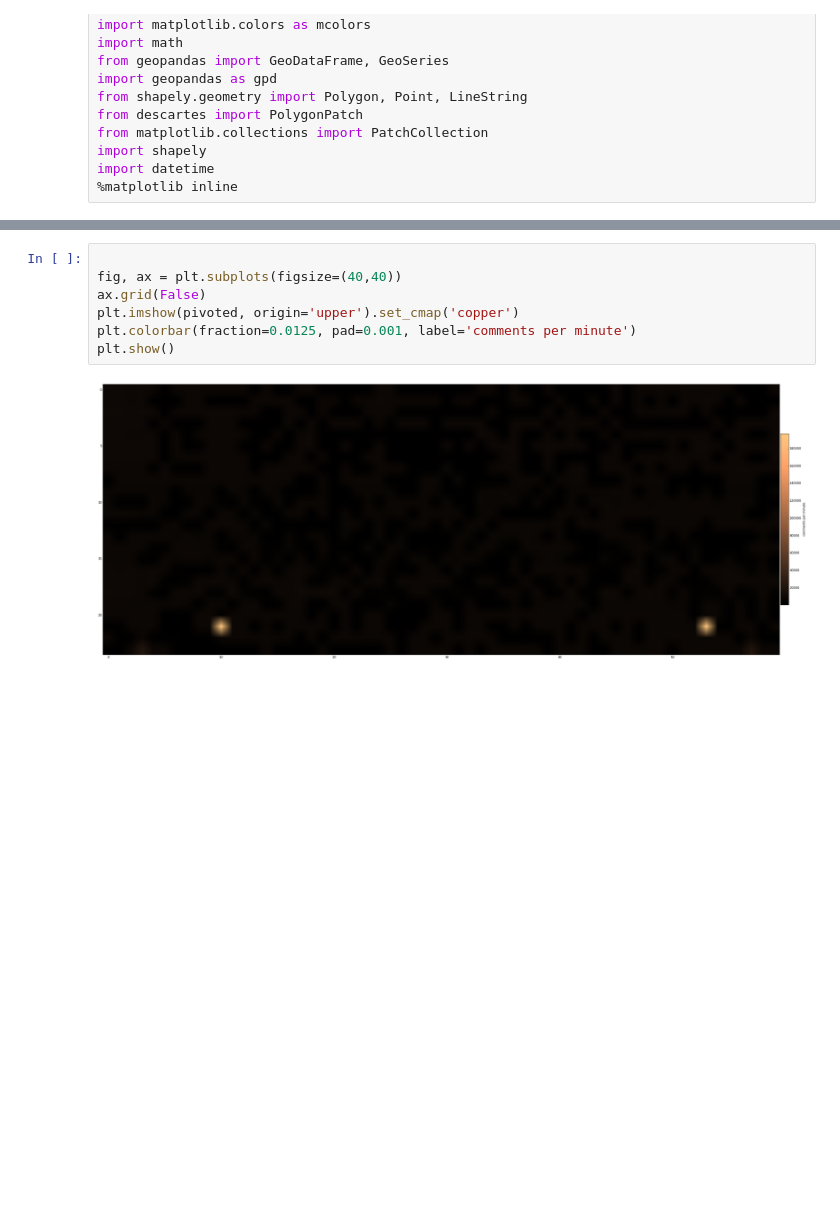
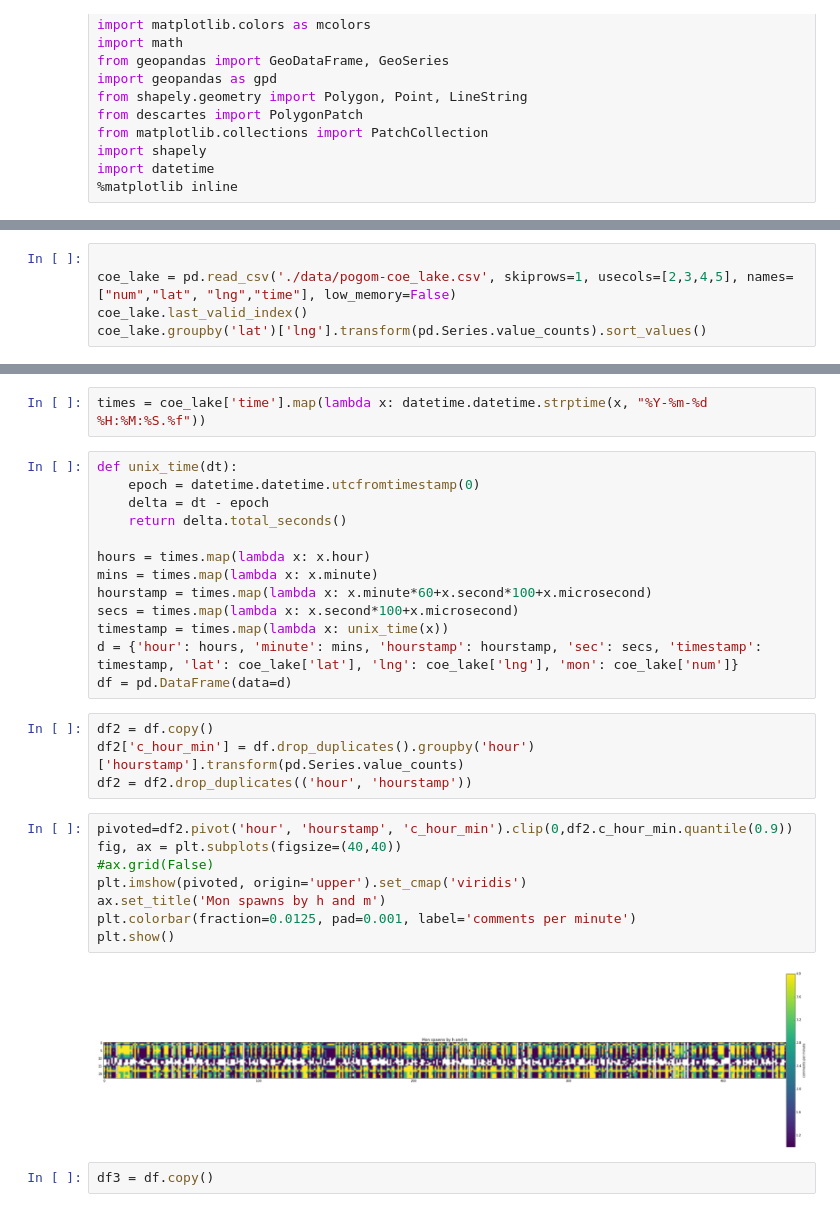
Before and after one commit to kvey/pogonotebook, a Jupyter notebook: MonTime.ipynb, the cells around one changed output, grey strips where cells are left out. Cells and saved outputs as stored; diff of their text form; blank space fills up the shorter version.

```diff
--- a/MonTime.ipynb
+++ b/MonTime.ipynb
@@ -60,0 +101,5 @@ pivoted=df.pivot('hour', 'minute', 'c').clip(0,df.c.quantile(0.999))
+# %%
+
+coe_lake = pd.read_csv('./data/pogom-coe_lake.csv', skiprows=1, usecols=[2,3,4,5], names=["num","lat", "lng","time"], low_memory=False)
+coe_lake.last_valid_index()
+coe_lake.groupby('lat')['lng'].transform(pd.Series.value_counts).sort_values()
@@ -61,9 +133,31 @@ pivoted=df.pivot('hour', 'minute', 'c').clip(0,df.c.quantile(0.999))
+# %%
+times = coe_lake['time'].map(lambda x: datetime.datetime.strptime(x, "%Y-%m-%d %H:%M:%S.%f"))
+# %%
+def unix_time(dt):
+    epoch = datetime.datetime.utcfromtimestamp(0)
+    delta = dt - epoch
+    return delta.total_seconds()
+
+hours = times.map(lambda x: x.hour)
+mins = times.map(lambda x: x.minute)
+hourstamp = times.map(lambda x: x.minute*60+x.second*100+x.microsecond)
+secs = times.map(lambda x: x.second*100+x.microsecond)
+timestamp = times.map(lambda x: unix_time(x))
+d = {'hour': hours, 'minute': mins, 'hourstamp': hourstamp, 'sec': secs, 'timestamp': timestamp, 'lat': coe_lake['lat'], 'lng': coe_lake['lng'], 'mon': coe_lake['num']}
+df = pd.DataFrame(data=d)
+# %%
+df2 = df.copy()
+df2['c_hour_min'] = df.drop_duplicates().groupby('hour')['hourstamp'].transform(pd.Series.value_counts)
+df2 = df2.drop_duplicates(('hour', 'hourstamp'))
 # %%
-
+pivoted=df2.pivot('hour', 'hourstamp', 'c_hour_min').clip(0,df2.c_hour_min.quantile(0.9))
 fig, ax = plt.subplots(figsize=(40,40))
-ax.grid(False)
-plt.imshow(pivoted, origin='upper').set_cmap('copper')
+#ax.grid(False)
+plt.imshow(pivoted, origin='upper').set_cmap('viridis')
+ax.set_title('Mon spawns by h and m')
 plt.colorbar(fraction=0.0125, pad=0.001, label='comments per minute')
 plt.show()
 # %% [output]
-[figure, old version]
+[figure, new version]
+# %%
+df3 = df.copy()
```
Also changed, not shown: parts of 22 cells of this notebook, 3 other files.
